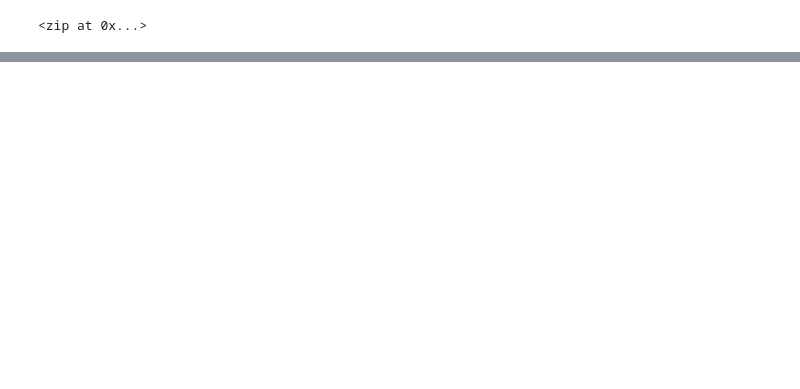
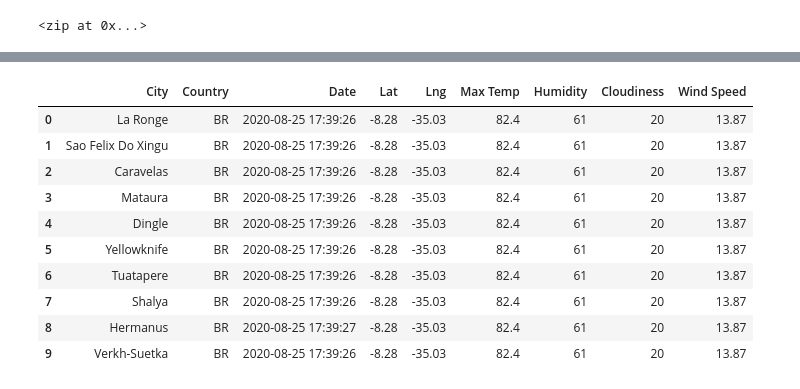
Before and after one commit to AnnieShaffer/World_Weather_Analysis, a Jupyter notebook: WeatherPy.ipynb, the cells around one changed output, grey strips where cells are left out. Cells and saved outputs as stored; diff of their text form; code cells hidden in the pictures; blank space fills up the shorter version.

```diff
--- a/WeatherPy.ipynb
+++ b/WeatherPy.ipynb
@@ -32,0 +140,17 @@ len(cities)
+# %%
+# Reorder the columns
+new_column_order = ["City", "Country", "Date", "Lat", "Lng", "Max Temp", "Humidity", "Cloudiness", "Wind Speed"]
+city_data_df = city_data_df[new_column_order]
+city_data_df.head(10)
+# %% [output]
+|  | City | Country | Date | Lat | Lng | Max Temp | Humidity | Cloudiness | Wind Speed |
+| 0 | La Ronge | BR | 2020-08-25 17:39:26 | -8.28 | -35.03 | 82.4 | 61 | 20 | 13.87 |
+| 1 | Sao Felix Do Xingu | BR | 2020-08-25 17:39:26 | -8.28 | -35.03 | 82.4 | 61 | 20 | 13.87 |
+| 2 | Caravelas | BR | 2020-08-25 17:39:26 | -8.28 | -35.03 | 82.4 | 61 | 20 | 13.87 |
+| 3 | Mataura | BR | 2020-08-25 17:39:26 | -8.28 | -35.03 | 82.4 | 61 | 20 | 13.87 |
+| 4 | Dingle | BR | 2020-08-25 17:39:26 | -8.28 | -35.03 | 82.4 | 61 | 20 | 13.87 |
+| 5 | Yellowknife | BR | 2020-08-25 17:39:26 | -8.28 | -35.03 | 82.4 | 61 | 20 | 13.87 |
+| 6 | Tuatapere | BR | 2020-08-25 17:39:26 | -8.28 | -35.03 | 82.4 | 61 | 20 | 13.87 |
+| 7 | Shalya | BR | 2020-08-25 17:39:26 | -8.28 | -35.03 | 82.4 | 61 | 20 | 13.87 |
+| 8 | Hermanus | BR | 2020-08-25 17:39:27 | -8.28 | -35.03 | 82.4 | 61 | 20 | 13.87 |
+| 9 | Verkh-Suetka | BR | 2020-08-25 17:39:26 | -8.28 | -35.03 | 82.4 | 61 | 20 | 13.87 |
```
Also changed, not shown: parts of 7 cells of this notebook, 3 other files.
